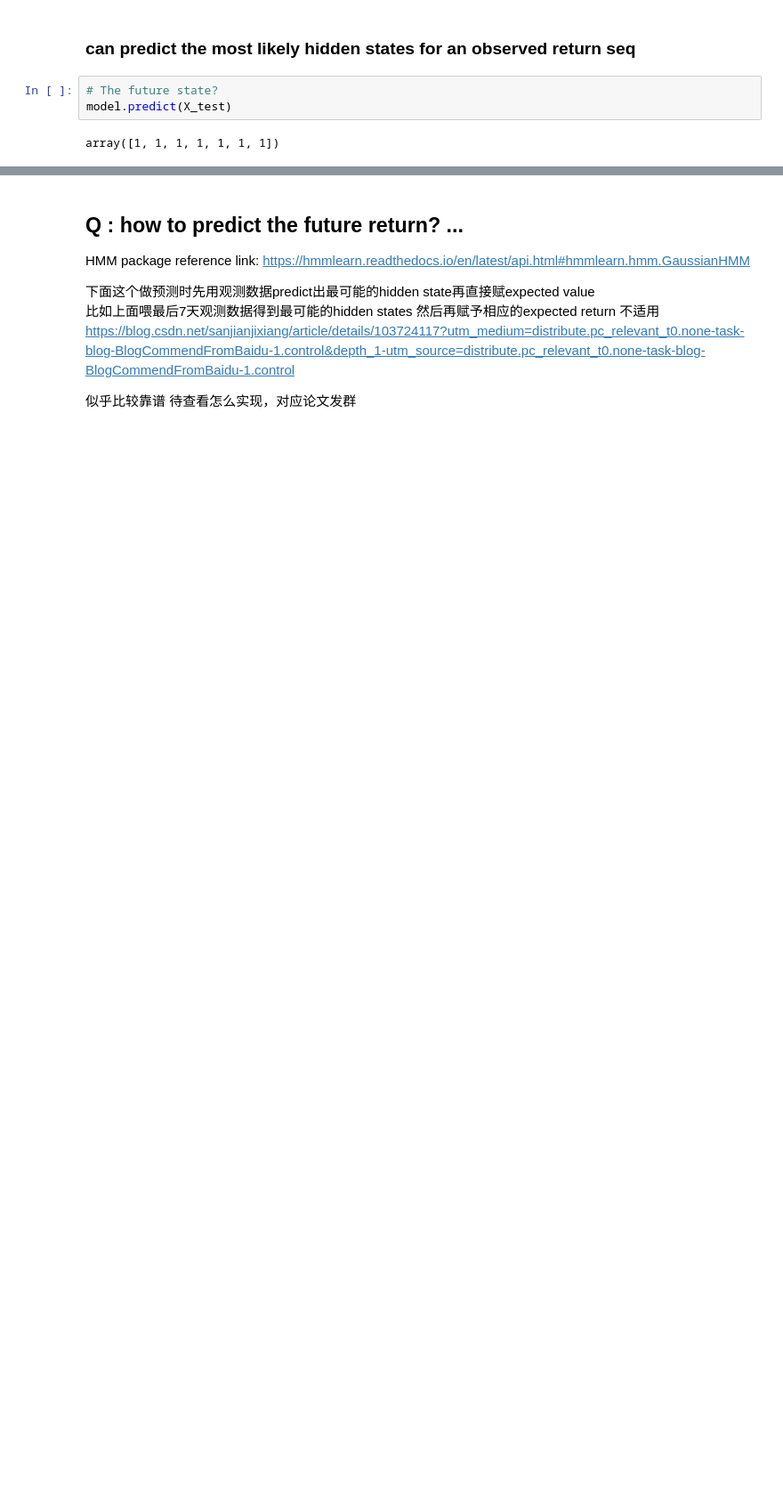
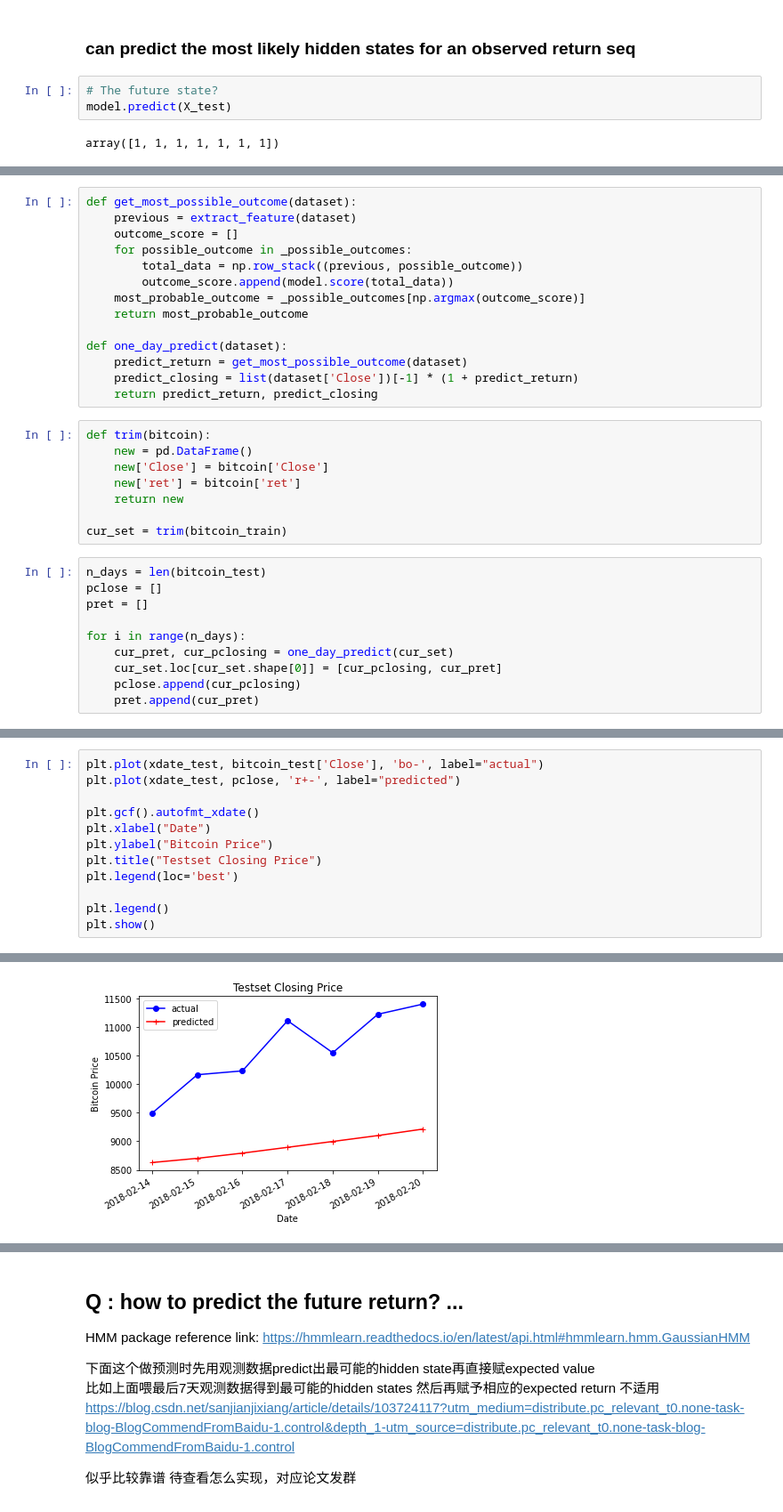
Before and after one commit to yanhan-si/Stats451_group, a Jupyter notebook: HMM.ipynb, the cells around one changed output, grey strips where cells are left out. Shown at 89% size. Saved outputs shown, nothing was run; the diff lists cells and outputs as text; blank space fills up the shorter version.

```diff
--- a/HMM.ipynb
+++ b/HMM.ipynb
@@ -96,0 +147,32 @@ array([1, 1, 1, 1, 1, 1, 1])
+# %%
+def get_most_possible_outcome(dataset):
+    previous = extract_feature(dataset)
+    outcome_score = []
+    for possible_outcome in _possible_outcomes:
+        total_data = np.row_stack((previous, possible_outcome))
+        outcome_score.append(model.score(total_data))
+    most_probable_outcome = _possible_outcomes[np.argmax(outcome_score)]
+    return most_probable_outcome
+
+def one_day_predict(dataset):
+    predict_return = get_most_possible_outcome(dataset)
+    predict_closing = list(dataset['Close'])[-1] * (1 + predict_return)
+    return predict_return, predict_closing
+# %%
+def trim(bitcoin):
+    new = pd.DataFrame()
+    new['Close'] = bitcoin['Close']
+    new['ret'] = bitcoin['ret']
+    return new
+
+cur_set = trim(bitcoin_train)
+# %%
+n_days = len(bitcoin_test)
+pclose = []
+pret = []
+
+for i in range(n_days):
+    cur_pret, cur_pclosing = one_day_predict(cur_set)
+    cur_set.loc[cur_set.shape[0]] = [cur_pclosing, cur_pret]
+    pclose.append(cur_pclosing)
+    pret.append(cur_pret)
@@ -96,0 +189,13 @@ array([1, 1, 1, 1, 1, 1, 1])
+# %%
+plt.plot(xdate_test, bitcoin_test['Close'], 'bo-', label="actual")
+plt.plot(xdate_test, pclose, 'r+-', label="predicted")
+
+plt.gcf().autofmt_xdate()
+plt.xlabel("Date")
+plt.ylabel("Bitcoin Price")
+plt.title("Testset Closing Price")
+plt.legend(loc='best')
+
+plt.legend()
+plt.show()
+# %% [output]
@@ -96,0 +206 @@ array([1, 1, 1, 1, 1, 1, 1])
+[figure, added]
```
Also changed, not shown: parts of 14 cells of this notebook.
